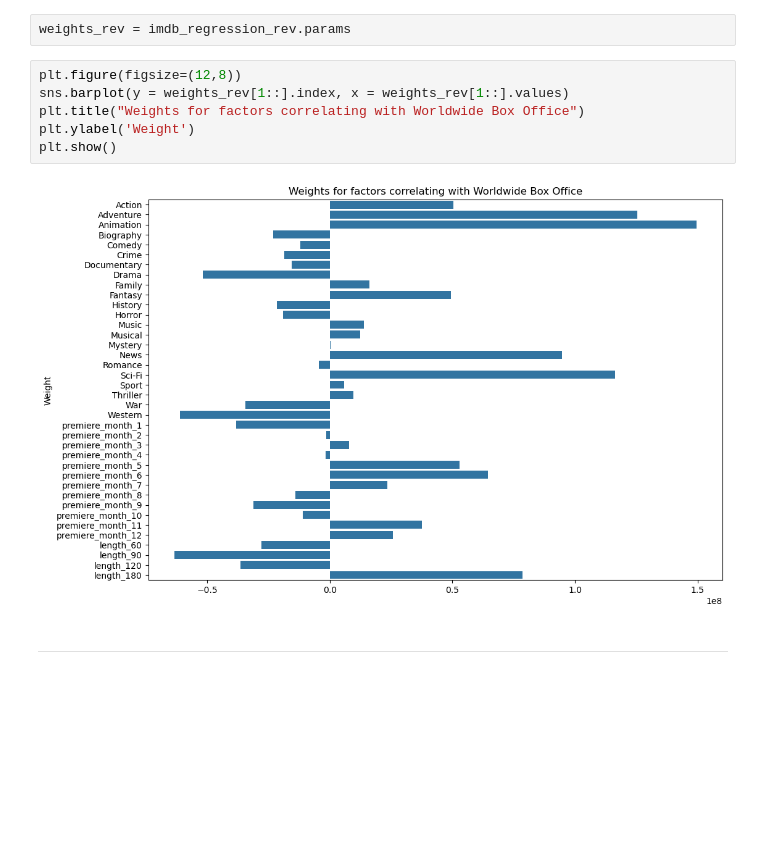
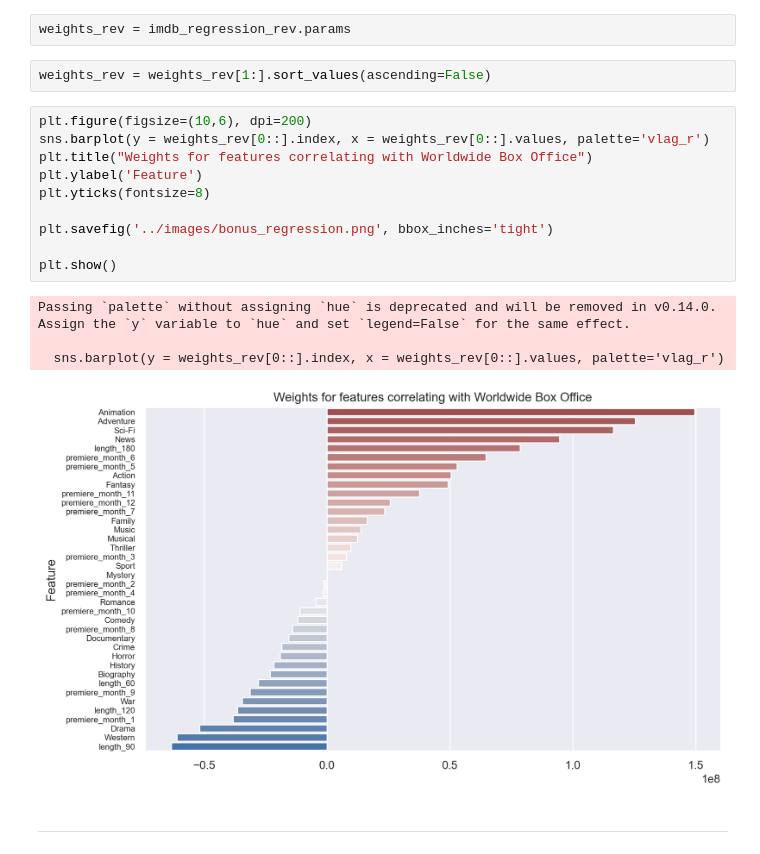
Before and after one commit to williambguo/ds-p2-project, a Jupyter notebook: code/eda.ipynb, the cells around one changed output. Saved outputs shown, nothing was run; the diff lists cells and outputs as text; blank space fills up the shorter version.

```diff
--- a/code/eda.ipynb
+++ b/code/eda.ipynb
@@ -567,14 +567,23 @@ Notes:
 strong multicollinearity problems or that the design matrix is singular.
 # %%
 weights_rev = imdb_regression_rev.params
+# %%
+weights_rev = weights_rev[1:].sort_values(ascending=False)
 # %%
-plt.figure(figsize=(12,8))
-sns.barplot(y = weights_rev[1::].index, x = weights_rev[1::].values)
-plt.title("Weights for factors correlating with Worldwide Box Office")
-plt.ylabel('Weight')
+plt.figure(figsize=(10,6), dpi=200)
+sns.barplot(y = weights_rev[0::].index, x = weights_rev[0::].values, palette='vlag_r')
+plt.title("Weights for features correlating with Worldwide Box Office")
+plt.ylabel('Feature')
+plt.yticks(fontsize=8)
+
+plt.savefig('../images/bonus_regression.png', bbox_inches='tight')
+
 plt.show()
 # %% [output]
+Passing `palette` without assigning `hue` is deprecated and will be removed in v0.14.0. Assign the `y` variable to `hue` and set `legend=False` for the same effect.
+
+  sns.barplot(y = weights_rev[0::].index, x = weights_rev[0::].values, palette='vlag_r')
-[figure, old version]
+[figure, new version]
 # %% [markdown]
 ---
 # %%
```
Also changed, not shown: parts of 9 cells of this notebook, 7 other files.
